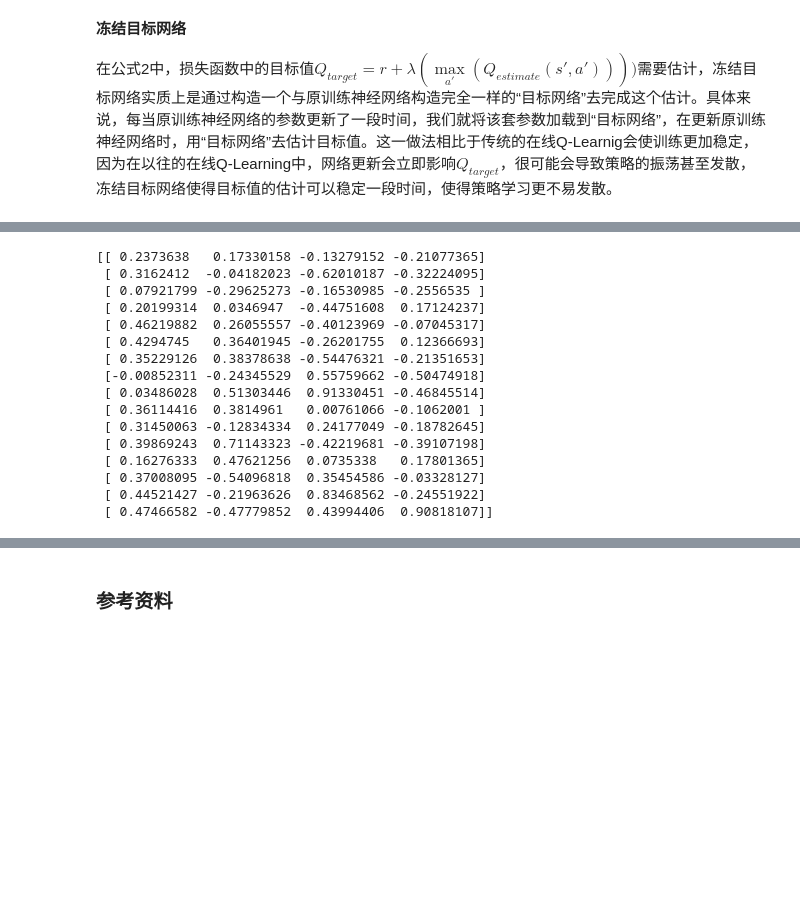
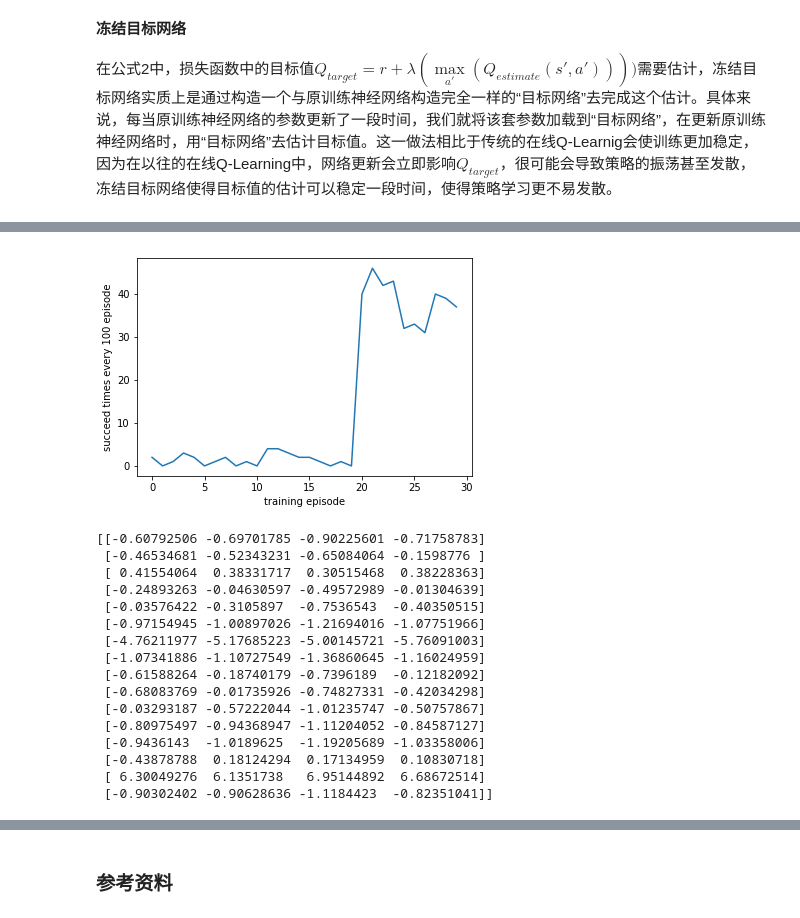
Before and after one commit to Wangjw6/research, a Jupyter notebook: ML/Others/Reinforcement Learning.ipynb, the cells around one changed output, grey strips where cells are left out. Saved outputs shown, nothing was run; the diff lists cells and outputs as text; code cells hidden in the pictures; blank space fills up the shorter version.

```diff
--- a/ML/Others/Reinforcement Learning.ipynb
+++ b/ML/Others/Reinforcement Learning.ipynb
@@ -290,27 +353,43 @@ plt.show()
+# %%
+pass_sum=[]
+i=1
+a=0
+while i<=len(rewardset):
+    a+=rewardset[i-1]
+    if i%100==0:
+        pass_sum.append(a)
+        a=0
+    i+=1
+plt.plot(pass_sum)
+plt.xlabel('training episode')
+plt.ylabel('succeed times every 100 episode')
+plt.show()
+# %% [output]
+[figure, added]
 # %%
-Qtable=np.zeros((state_dim_, action_dim_))
+Qtable=np.zeros((16, 4))
 for i in range(state_dim_):
     state_vector=np.zeros([1,state_dim_])
     state_vector[0,i] = 1
-    Q_ = sess_.run(model.Qset, feed_dict={model.state:state_vector})
+    Q_ = sess_.run(model.Qs, feed_dict={model.state:state_vector})
     Qtable[i,:]=np.array(Q_[0])
 
 print(Qtable)
 # %% [output]
-[[ 0.2373638   0.17330158 -0.13279152 -0.21077365]
- [ 0.3162412  -0.04182023 -0.62010187 -0.32224095]
- [ 0.07921799 -0.29625273 -0.16530985 -0.2556535 ]
- [ 0.20199314  0.0346947  -0.44751608  0.17124237]
- [ 0.46219882  0.26055557 -0.40123969 -0.07045317]
- [ 0.4294745   0.36401945 -0.26201755  0.12366693]
- [ 0.35229126  0.38378638 -0.54476321 -0.21351653]
- [-0.00852311 -0.24345529  0.55759662 -0.50474918]
- [ 0.03486028  0.51303446  0.91330451 -0.46845514]
- [ 0.36114416  0.3814961   0.00761066 -0.1062001 ]
- [ 0.31450063 -0.12834334  0.24177049 -0.18782645]
- [ 0.39869243  0.71143323 -0.42219681 -0.39107198]
- [ 0.16276333  0.47621256  0.0735338   0.17801365]
- [ 0.37008095 -0.54096818  0.35454586 -0.03328127]
- [ 0.44521427 -0.21963626  0.83468562 -0.24551922]
- [ 0.47466582 -0.47779852  0.43994406  0.90818107]]
+[[-0.60792506 -0.69701785 -0.90225601 -0.71758783]
+ [-0.46534681 -0.52343231 -0.65084064 -0.1598776 ]
+ [ 0.41554064  0.38331717  0.30515468  0.38228363]
+ [-0.24893263 -0.04630597 -0.49572989 -0.01304639]
+ [-0.03576422 -0.3105897  -0.7536543  -0.40350515]
+ [-0.97154945 -1.00897026 -1.21694016 -1.07751966]
+ [-4.76211977 -5.17685223 -5.00145721 -5.76091003]
+ [-1.07341886 -1.10727549 -1.36860645 -1.16024959]
+ [-0.61588264 -0.18740179 -0.7396189  -0.12182092]
+ [-0.68083769 -0.01735926 -0.74827331 -0.42034298]
+ [-0.03293187 -0.57222044 -1.01235747 -0.50757867]
+ [-0.80975497 -0.94368947 -1.11204052 -0.84587127]
+ [-0.9436143  -1.0189625  -1.19205689 -1.03358006]
+ [-0.43878788  0.18124294  0.17134959  0.10830718]
+ [ 6.30049276  6.1351738   6.95144892  6.68672514]
+ [-0.90302402 -0.90628636 -1.1184423  -0.82351041]]
 # %%
```
Also changed, not shown: parts of 23 cells of this notebook.
